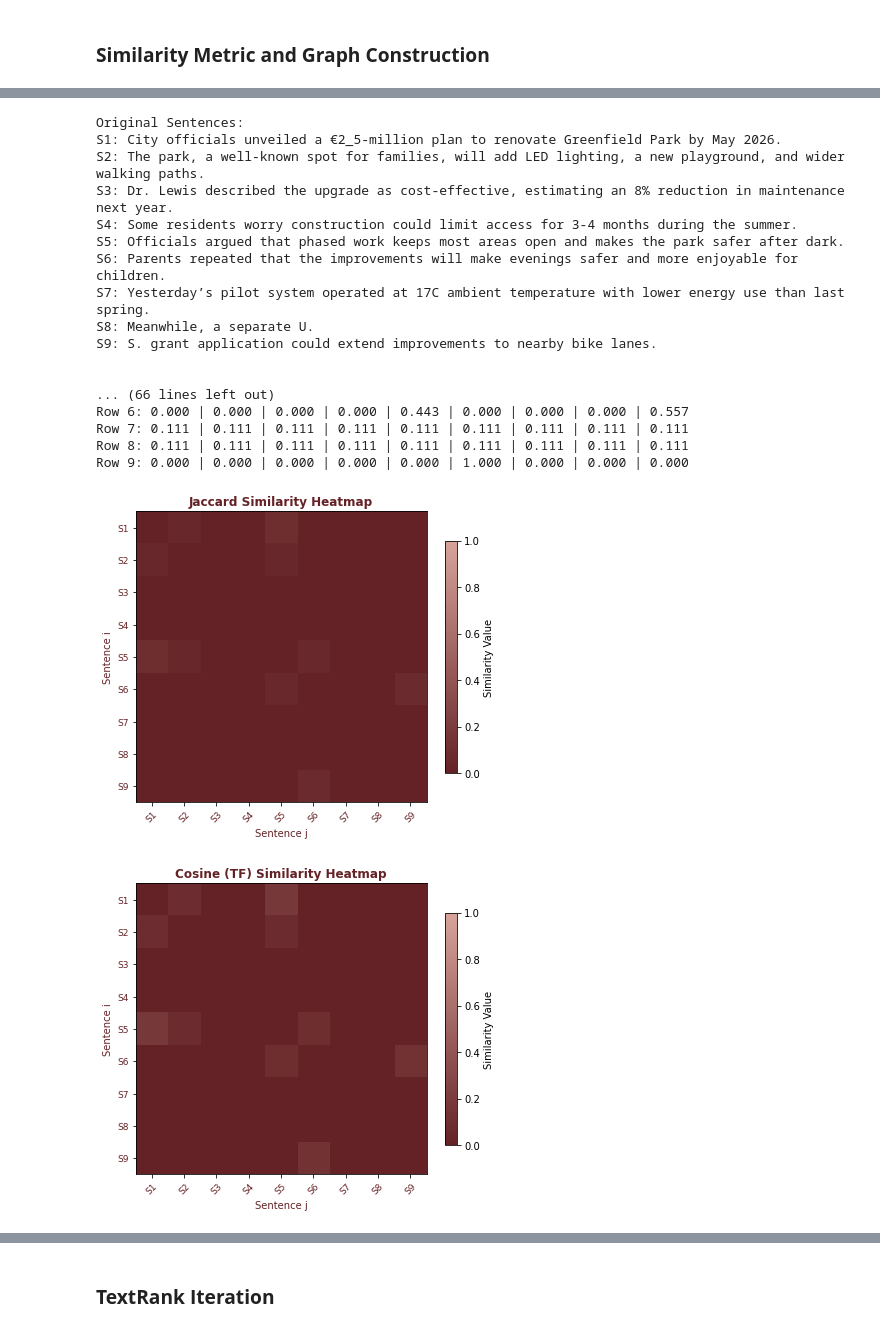
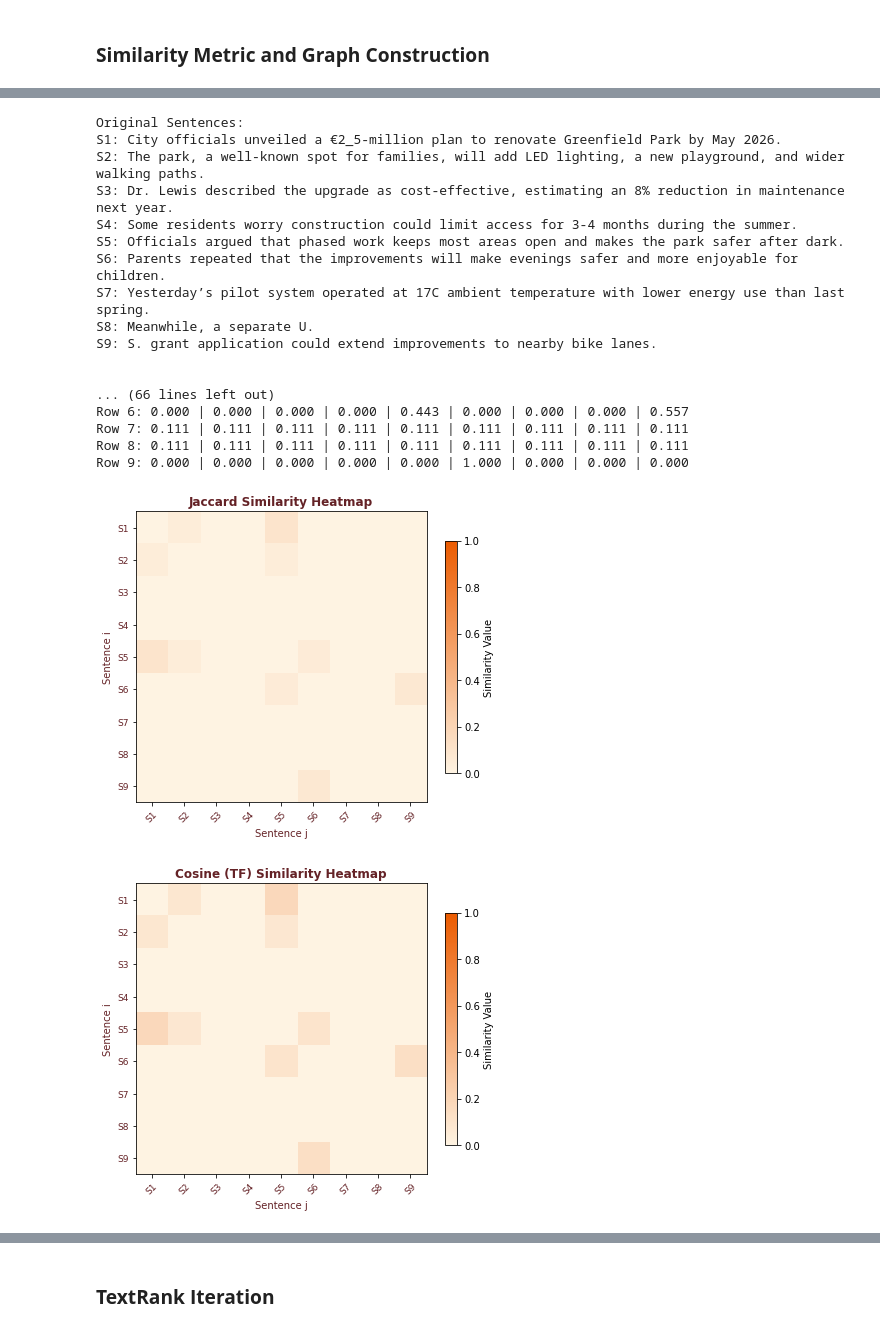
Before and after one commit to farnooshkareemi/Graph-Text-Summarizer, a Jupyter notebook: src/Summary.ipynb, the cells around one changed output, grey strips where cells are left out. Saved outputs shown, nothing was run; the diff lists cells and outputs as text; code cells hidden in the pictures.

```diff
--- a/src/Summary.ipynb
+++ b/src/Summary.ipynb
@@ -687,7 +533,7 @@ print_matrix(P_tfidf, "\n🔹 Row-Normalized Transition Matrix – TF-IDF")
 
 
 # --- VISUALIZATION SECTION ---
-THEME_COLORS = ["#642226", "#d7a49a"]
+THEME_COLORS = ["#FEF3E2", "#EB5B00"]
 custom_cmap = mcolors.LinearSegmentedColormap.from_list("theme_cmap", THEME_COLORS)
 
 def plot_heatmap(matrix, title, labels):
@@ -706,32 +552,32 @@ def plot_heatmap(matrix, title, labels):
 
 
 # --- VISUALIZE ALL MATRICES ---
 plot_heatmap(M_jac,   "Jaccard Similarity Heatmap", original_Articles)
 plot_heatmap(M_cos,   "Cosine (TF) Similarity Heatmap", original_Articles)
 plot_heatmap(M_tfidf, "TF-IDF Cosine Similarity Heatmap", original_Articles)
 
 plot_heatmap(P_jac,   "Row-Normalized Transition Matrix (Jaccard)", original_Articles)
 plot_heatmap(P_cos,   "Row-Normalized Transition Matrix (Cosine – TF)", original_Articles)
 plot_heatmap(P_tfidf, "Row-Normalized Transition Matrix (TF-IDF)", original_Articles)
 
 # CHECKED ____________
 # %% [output]
 Original Sentences:
 S1: City officials unveiled a €2_5-million plan to renovate Greenfield Park by May 2026.
 S2: The park, a well-known spot for families, will add LED lighting, a new playground, and wider walking paths.
 S3: Dr. Lewis described the upgrade as cost-effective, estimating an 8% reduction in maintenance next year.
 S4: Some residents worry construction could limit access for 3-4 months during the summer.
 S5: Officials argued that phased work keeps most areas open and makes the park safer after dark.
 S6: Parents repeated that the improvements will make evenings safer and more enjoyable for children.
 S7: Yesterday’s pilot system operated at 17C ambient temperature with lower energy use than last spring.
 S8: Meanwhile, a separate U.
 S9: S. grant application could extend improvements to nearby bike lanes.
 
 
 ... (66 lines left out)
 Row 6: 0.000 | 0.000 | 0.000 | 0.000 | 0.443 | 0.000 | 0.000 | 0.000 | 0.557
 Row 7: 0.111 | 0.111 | 0.111 | 0.111 | 0.111 | 0.111 | 0.111 | 0.111 | 0.111
 Row 8: 0.111 | 0.111 | 0.111 | 0.111 | 0.111 | 0.111 | 0.111 | 0.111 | 0.111
 Row 9: 0.000 | 0.000 | 0.000 | 0.000 | 0.000 | 1.000 | 0.000 | 0.000 | 0.000
-[figure, old version]
+[figure, new version]
-[figure, old version]
+[figure, new version]
```
Also changed, not shown: parts of 61 cells of this notebook, 10 other files.
